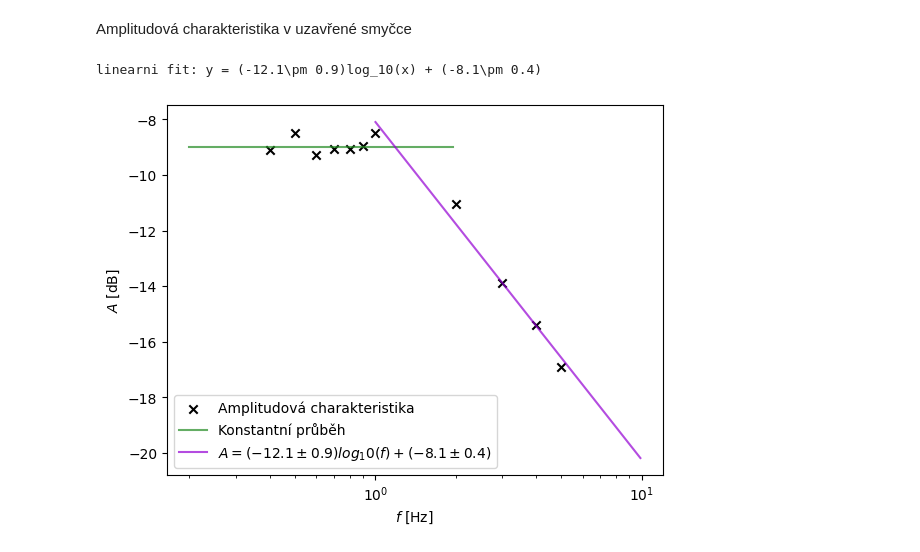
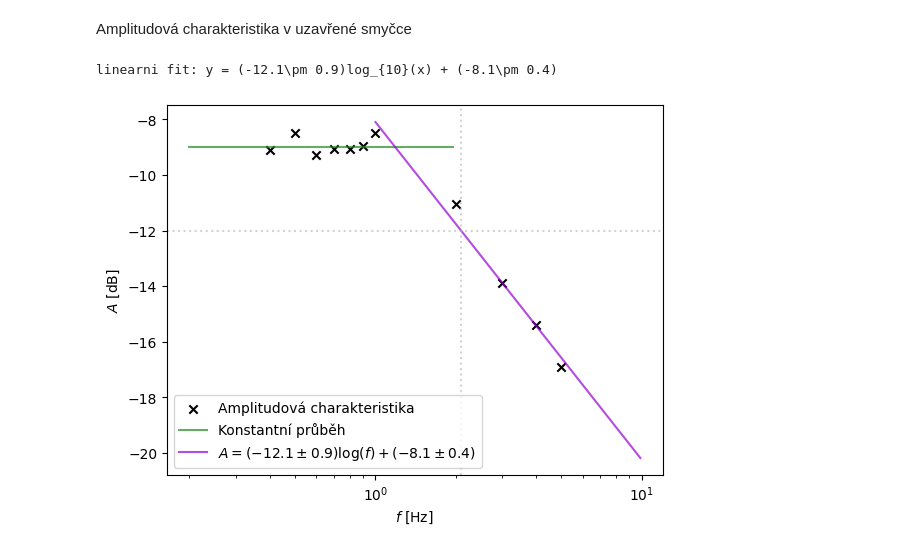
Before and after one commit to Mirenka11/RSEN, a Jupyter notebook: Data/zpracovani.ipynb, the cells around one changed output. Cells and saved outputs as stored; diff of their text form; code cells hidden in the pictures.

```diff
--- a/Data/zpracovani.ipynb
+++ b/Data/zpracovani.ipynb
@@ -114,34 +114,6 @@ Přechodová charakteristika
 # %%
 prechodova_model = pd.read_excel("rsen_laborka.xlsx", sheet_name="Prechodova", engine="openpyxl", usecols="A, B", nrows=127, skiprows=[0])
 prechodova_osciloskop = pd.read_excel("rsen_laborka.xlsx", sheet_name="Prechodova", engine="openpyxl", usecols="D, E", skiprows=[1])
-
-fitovane_parametry_staticka_1, kovariance_parametru_staticka_1 = optimize.curve_fit(linear_fit,
-                                                                      xdata=staticka["ridici_velicina [V]"][4:11],
-                                                                      ydata=staticka["vystup [mV]"][4:11],
-                                                                      p0 = [-11, -6]) # ocekavane parametry
-
-sigma_parametru_staticka_1 = np.sqrt(np.diag(kovariance_parametru_staticka_1)) # tohle vypocita presnost, s jakou byly parametry urceny
-zaokrouhlene_parametry_staticka_1 = []
-for j in range(len(fitovane_parametry_staticka_1)): # zaokrouhleni na jednu platnou cifru
-    zaokrouhlene_parametry_staticka_1.append(round_to_reference(fitovane_parametry_staticka_1[j],
-                                                         sigma_parametru_staticka_1[j]))
-print(
-    f"linearni fit: y = ({zaokrouhlene_parametry_staticka_1[0][0]}\pm {zaokrouhlene_parametry_staticka_1[0][1]})x + ({zaokrouhlene_parametry_staticka_1[1][0]}\pm {zaokrouhlene_parametry_staticka_1[1][1]})")
-
-fitovane_parametry_staticka_2, kovariance_parametru_staticka_2 = optimize.curve_fit(linear_fit,
-                                                                      xdata=staticka["ridici_velicina [V]"][16:23],
-                                                                      ydata=staticka["vystup [mV]"][16:23],
-                                                                      p0 = [-11, 5]) # ocekavane parametry
-
-sigma_parametru_staticka_2 = np.sqrt(np.diag(kovariance_parametru_staticka_2)) # tohle vypocita presnost, s jakou byly parametry urceny
-zaokrouhlene_parametry_staticka_2 = []
-for j in range(len(fitovane_parametry_staticka_2)): # zaokrouhleni na jednu platnou cifru
-    zaokrouhlene_parametry_staticka_2.append(round_to_reference(fitovane_parametry_staticka_2[j],
-                                                         sigma_parametru_staticka_2[j]))
-print(
-    f"linearni fit: y = ({zaokrouhlene_parametry_staticka_2[0][0]}\pm {zaokrouhlene_parametry_staticka_2[0][1]})x + ({zaokrouhlene_parametry_staticka_2[1][0]}\pm {zaokrouhlene_parametry_staticka_2[1][1]})")
-
-
 
 
 fig_prechodova = plt.figure()
@@ -156,8 +128,8 @@ lgnd = plt.legend(scatterpoints=1, fontsize=10)
 for handle in lgnd.legend_handles:
     handle.set_sizes([40])
     handle.set_alpha(1)
-plt.xlabel('$t~\mathrm{[s]}$ ', fontsize = 10)
-plt.ylabel("$amplituda~\mathrm{[V]}$", fontsize = 10)
+plt.xlabel('$t~\\mathrm{[s]}$ ', fontsize = 10)
+plt.ylabel("$amplituda~\\mathrm{[V]}$", fontsize = 10)
 plt.savefig("../img/graf_prechodova.pdf")
 plt.show(block=True)
 # %% [output]
@@ -238,36 +229,38 @@ amplitudova_uzavrena = pd.read_excel("rsen_laborka.xlsx", sheet_name="Frekvencni
 
 fitovane_parametry_uzavrena_2, kovariance_parametru_uzavrena_2 = optimize.curve_fit(log10_fit,
                                                                       xdata=amplitudova_uzavrena["frekvence"][6:],
                                                                       ydata=amplitudova_uzavrena["amplituda [dB]"][6:],
                                                                       p0 = [-10, 5]) # ocekavane parametry
 
 sigma_parametru_uzavrena_2 = np.sqrt(np.diag(kovariance_parametru_uzavrena_2)) # tohle vypocita presnost, s jakou byly parametry urceny
 zaokrouhlene_parametry_uzavrena_2 = []
 for j in range(len(fitovane_parametry_uzavrena_2)): # zaokrouhleni na jednu platnou cifru
     zaokrouhlene_parametry_uzavrena_2.append(round_to_reference(fitovane_parametry_uzavrena_2[j],
                                                          sigma_parametru_uzavrena_2[j]))
 print(
-    f"linearni fit: y = ({zaokrouhlene_parametry_uzavrena_2[0][0]}\pm {zaokrouhlene_parametry_uzavrena_2[0][1]})log_{10}(x) + ({zaokrouhlene_parametry_uzavrena_2[1][0]}\pm {zaokrouhlene_parametry_uzavrena_2[1][1]})")
+    f"linearni fit: y = ({zaokrouhlene_parametry_uzavrena_2[0][0]}\\pm {zaokrouhlene_parametry_uzavrena_2[0][1]})log_{{10}}(x) + ({zaokrouhlene_parametry_uzavrena_2[1][0]}\\pm {zaokrouhlene_parametry_uzavrena_2[1][1]})")
 
 x1 = np.arange(0.2, 2, 0.05)
 x2 = np.arange(1, 10, 0.1)
 fig_amplitudova = plt.figure()
 plt.scatter(x=amplitudova_uzavrena["frekvence"], y=amplitudova_uzavrena["amplituda [dB]"],
              marker='x', color="black", # kosmeticke upravy
             label = "Amplitudová charakteristika")
 plt.plot(x1, log10_fit(x1, 0, -9),
          color = 'forestgreen', alpha = 0.7,
          label = "Konstantní průběh")
 
 plt.plot(x2, log10_fit(x2, fitovane_parametry_uzavrena_2[0], fitovane_parametry_uzavrena_2[1]),
          color = 'darkviolet', alpha = 0.7,
-         label = "$A=(-12.1\pm 0.9)log_10(f)+(-8.1\pm 0.4)$")
+         label = "$A=(-12.1\\pm 0.9)\\log(f)+(-8.1\\pm 0.4)$")
+plt.axhline(y=-12, alpha=0.5, color="darkgray", ls="dotted")
+plt.axvline(x=2.1, alpha=0.5, color="darkgray", ls="dotted")
 plt.xscale("log")
 plt.legend()
-plt.xlabel('$f~\mathrm{[Hz]}$ ', fontsize = 10)
-plt.ylabel("$A~\mathrm{[dB]}$", fontsize = 10)
+plt.xlabel('$f~\\mathrm{[Hz]}$ ', fontsize = 10)
+plt.ylabel("$A~\\mathrm{[dB]}$", fontsize = 10)
 plt.savefig("../img/graf_amplitudova_uzavrena.pdf")
 plt.show(block=True)
 # %% [output]
-linearni fit: y = (-12.1\pm 0.9)log_10(x) + (-8.1\pm 0.4)
+linearni fit: y = (-12.1\pm 0.9)log_{10}(x) + (-8.1\pm 0.4)
-[figure, old version]
+[figure, new version]
```
Also changed, not shown: parts of 4 cells of this notebook, 17 other files.
